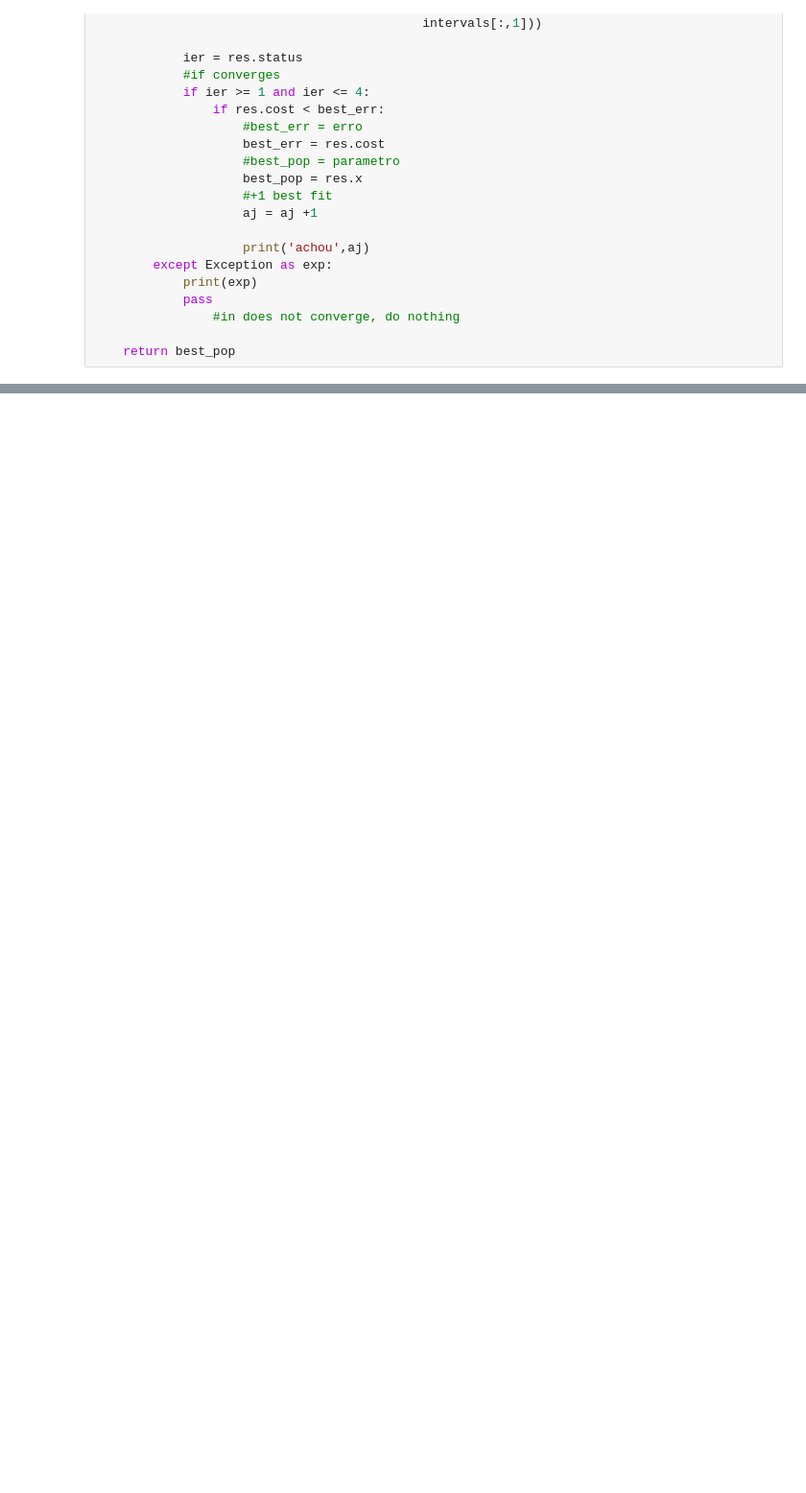
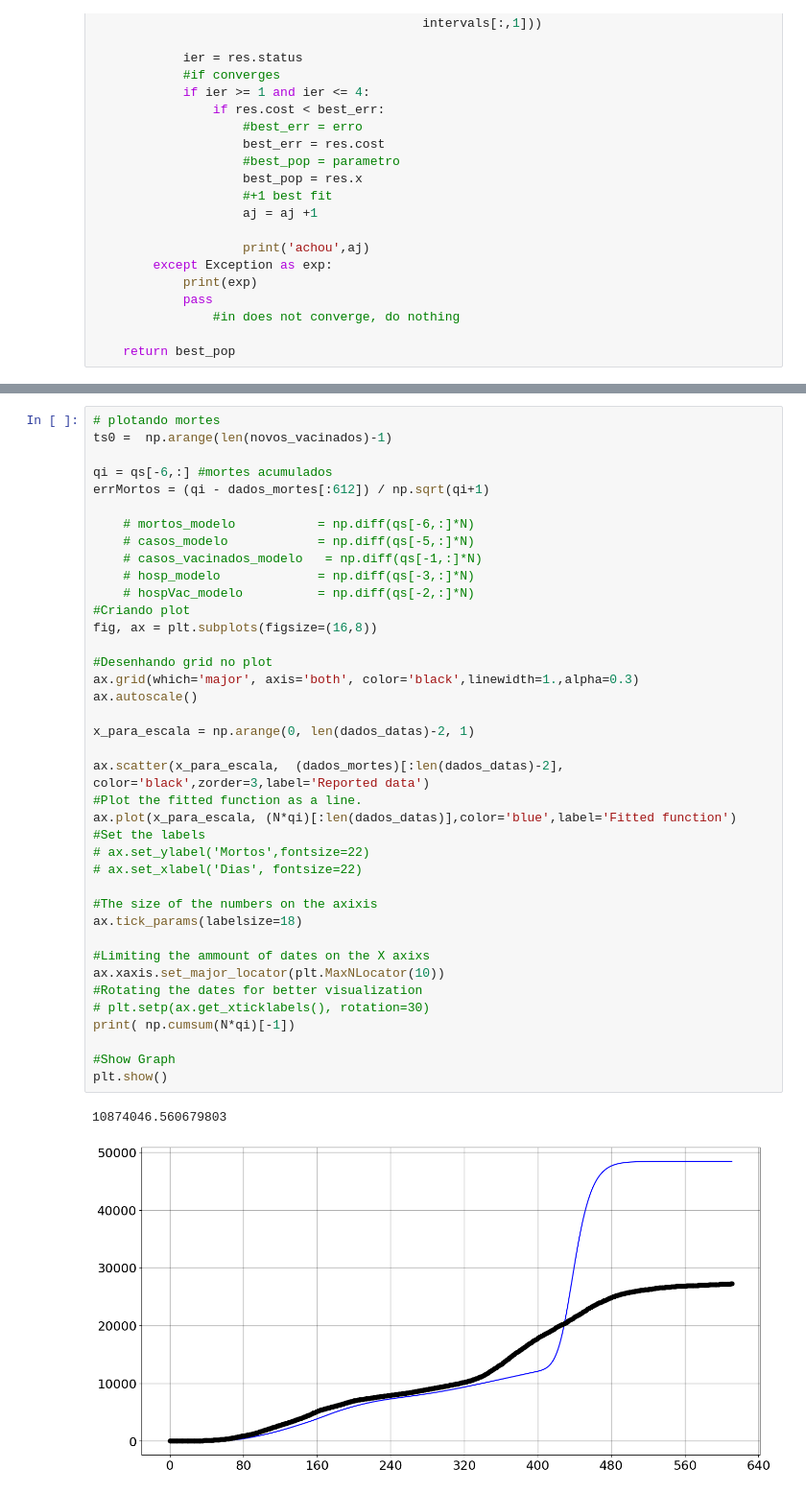
Before and after one commit to filipe7788/SEIHURD, a Jupyter notebook: fitting/estudo_de_vacinas/seiihurd_AON.ipynb, the cells around one changed output, grey strips where cells are left out. Shown at 96% size. Saved outputs shown, nothing was run; the diff lists cells and outputs as text; blank space fills up the shorter version.

```diff
--- a/fitting/estudo_de_vacinas/seiihurd_AON.ipynb
+++ b/fitting/estudo_de_vacinas/seiihurd_AON.ipynb
@@ -303,0 +312,42 @@ qs = qs.y
+# %%
+# plotando mortes
+ts0 =  np.arange(len(novos_vacinados)-1)
+
+qi = qs[-6,:] #mortes acumulados
+errMortos = (qi - dados_mortes[:612]) / np.sqrt(qi+1)
+
+    # mortos_modelo           = np.diff(qs[-6,:]*N)
+    # casos_modelo            = np.diff(qs[-5,:]*N)
+    # casos_vacinados_modelo   = np.diff(qs[-1,:]*N)
+    # hosp_modelo             = np.diff(qs[-3,:]*N)
+    # hospVac_modelo          = np.diff(qs[-2,:]*N)
+#Criando plot
+fig, ax = plt.subplots(figsize=(16,8))
+
+#Desenhando grid no plot
+ax.grid(which='major', axis='both', color='black',linewidth=1.,alpha=0.3)
+ax.autoscale()
+
+x_para_escala = np.arange(0, len(dados_datas)-2, 1)
+
+ax.scatter(x_para_escala,  (dados_mortes)[:len(dados_datas)-2], color='black',zorder=3,label='Reported data')
+#Plot the fitted function as a line.
+ax.plot(x_para_escala, (N*qi)[:len(dados_datas)],color='blue',label='Fitted function')
+#Set the labels
+# ax.set_ylabel('Mortos',fontsize=22)
+# ax.set_xlabel('Dias', fontsize=22)
+
+#The size of the numbers on the axixis
+ax.tick_params(labelsize=18)
+
+#Limiting the ammount of dates on the X axixs
+ax.xaxis.set_major_locator(plt.MaxNLocator(10))
+#Rotating the dates for better visualization
+# plt.setp(ax.get_xticklabels(), rotation=30)
+print( np.cumsum(N*qi)[-1])
+
+#Show Graph
+plt.show()
+# %% [output]
+10874046.560679803
+[figure, added]
```
Also changed, not shown: parts of 14 cells of this notebook, 15 other files.
